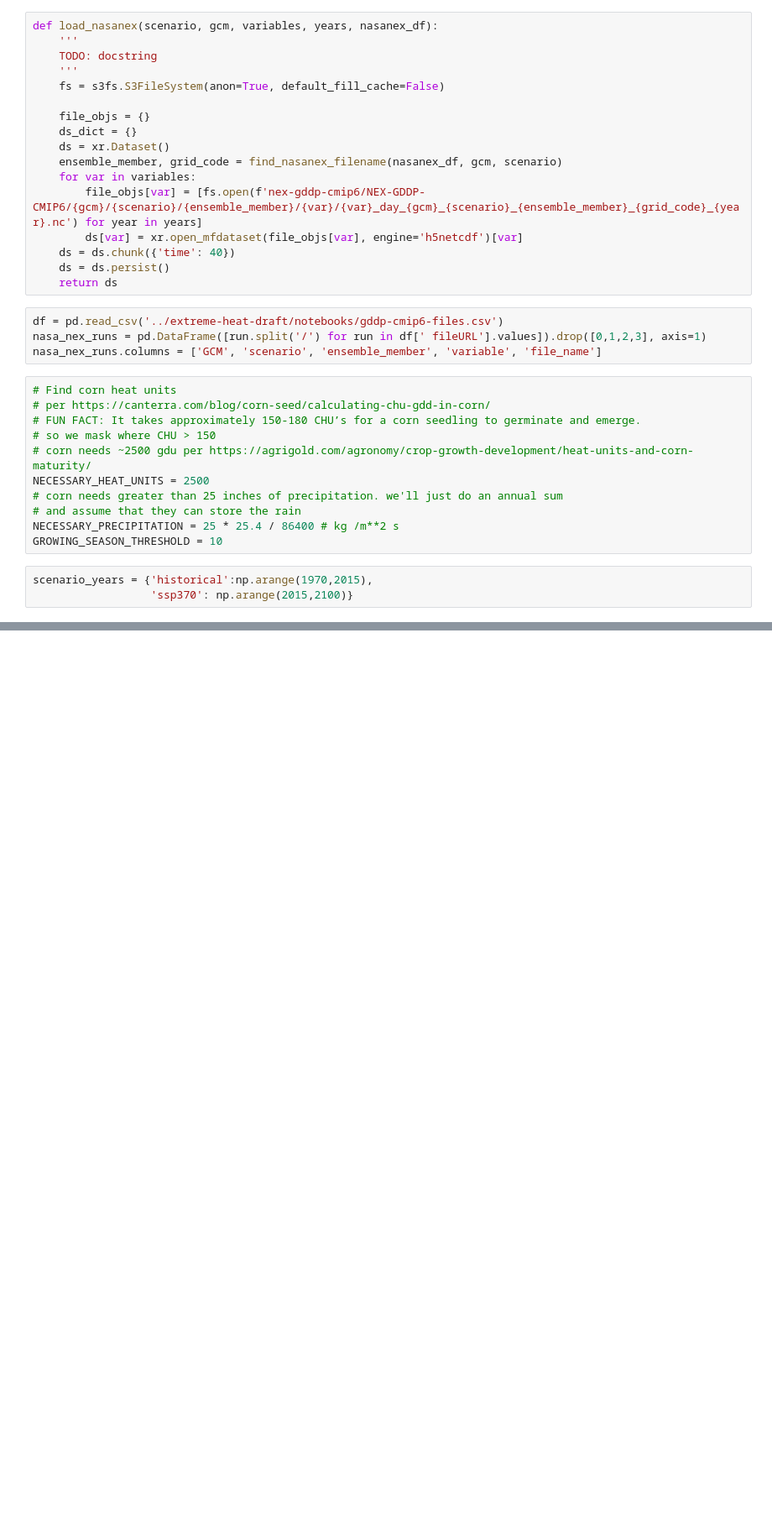
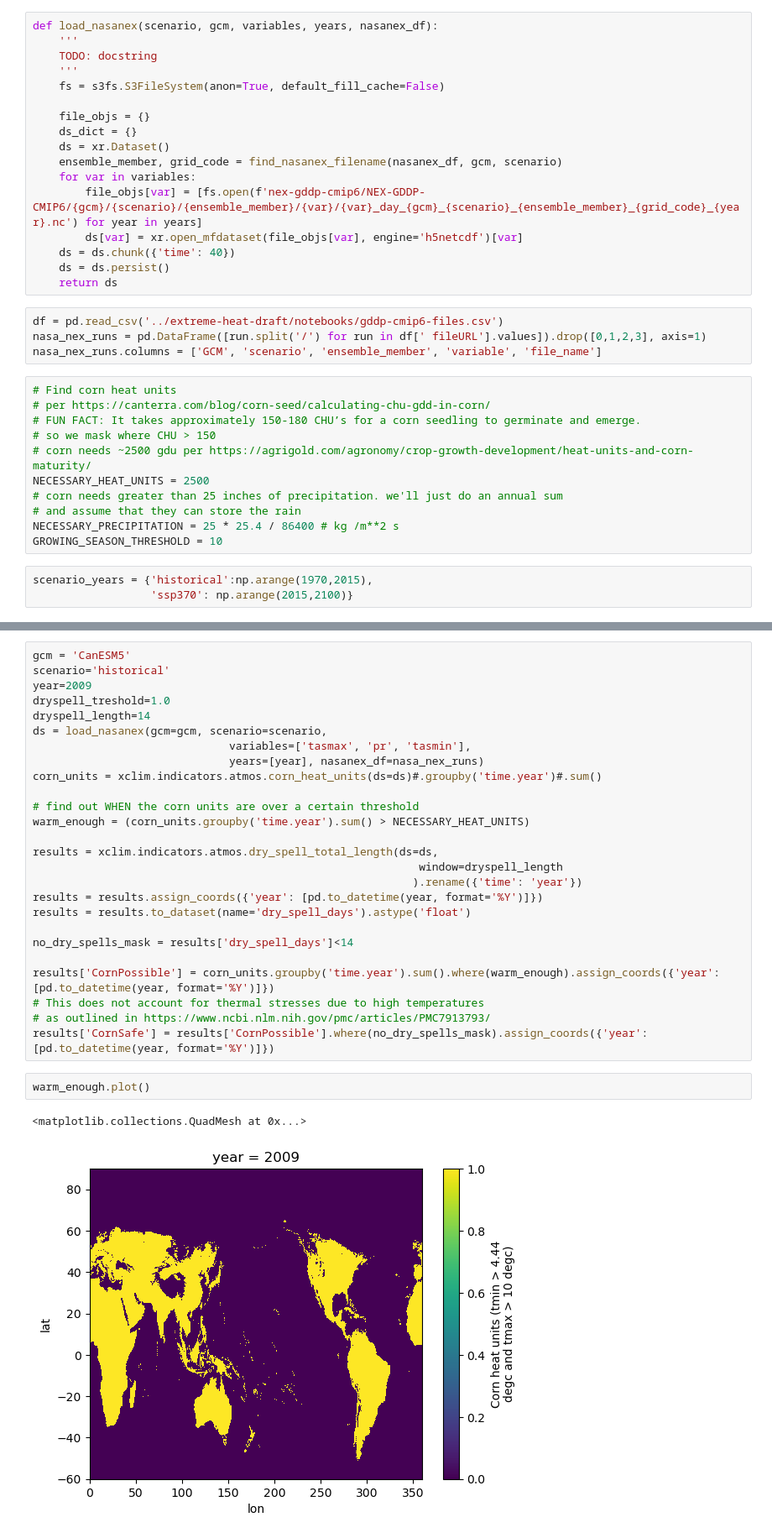
Before and after one commit to carbonplan/drought, a Jupyter notebook: corn_dryspells.ipynb, the cells around one changed output, grey strips where cells are left out. Shown at 84% size. Drawn from its saved outputs; the diff is of its cells as text; blank space fills up the shorter version.

```diff
--- a/corn_dryspells.ipynb
+++ b/corn_dryspells.ipynb
@@ -115,0 +129,31 @@ for scenario, years in scenario_years.items():
+# %%
+gcm = 'CanESM5'
+scenario='historical'
+year=2009
+dryspell_treshold=1.0
+dryspell_length=14
+ds = load_nasanex(gcm=gcm, scenario=scenario,
+                              variables=['tasmax', 'pr', 'tasmin'],
+                              years=[year], nasanex_df=nasa_nex_runs)
+corn_units = xclim.indicators.atmos.corn_heat_units(ds=ds)#.groupby('time.year')#.sum()
+
+# find out WHEN the corn units are over a certain threshold
+warm_enough = (corn_units.groupby('time.year').sum() > NECESSARY_HEAT_UNITS)
+
+results = xclim.indicators.atmos.dry_spell_total_length(ds=ds,
+                                                           window=dryspell_length
+                                                          ).rename({'time': 'year'})
+results = results.assign_coords({'year': [pd.to_datetime(year, format='%Y')]})
+results = results.to_dataset(name='dry_spell_days').astype('float')
+
+no_dry_spells_mask = results['dry_spell_days']<14
+
+results['CornPossible'] = corn_units.groupby('time.year').sum().where(warm_enough).assign_coords({'year': [pd.to_datetime(year, format='%Y')]})
+# This does not account for thermal stresses due to high temperatures
+# as outlined in https://www.ncbi.nlm.nih.gov/pmc/articles/PMC7913793/
+results['CornSafe'] = results['CornPossible'].where(no_dry_spells_mask).assign_coords({'year': [pd.to_datetime(year, format='%Y')]})
+# %%
+warm_enough.plot()
+# %% [output]
+<matplotlib.collections.QuadMesh at 0x...>
+[figure, added]
```
Also changed, not shown: parts of 7 cells of this notebook.
